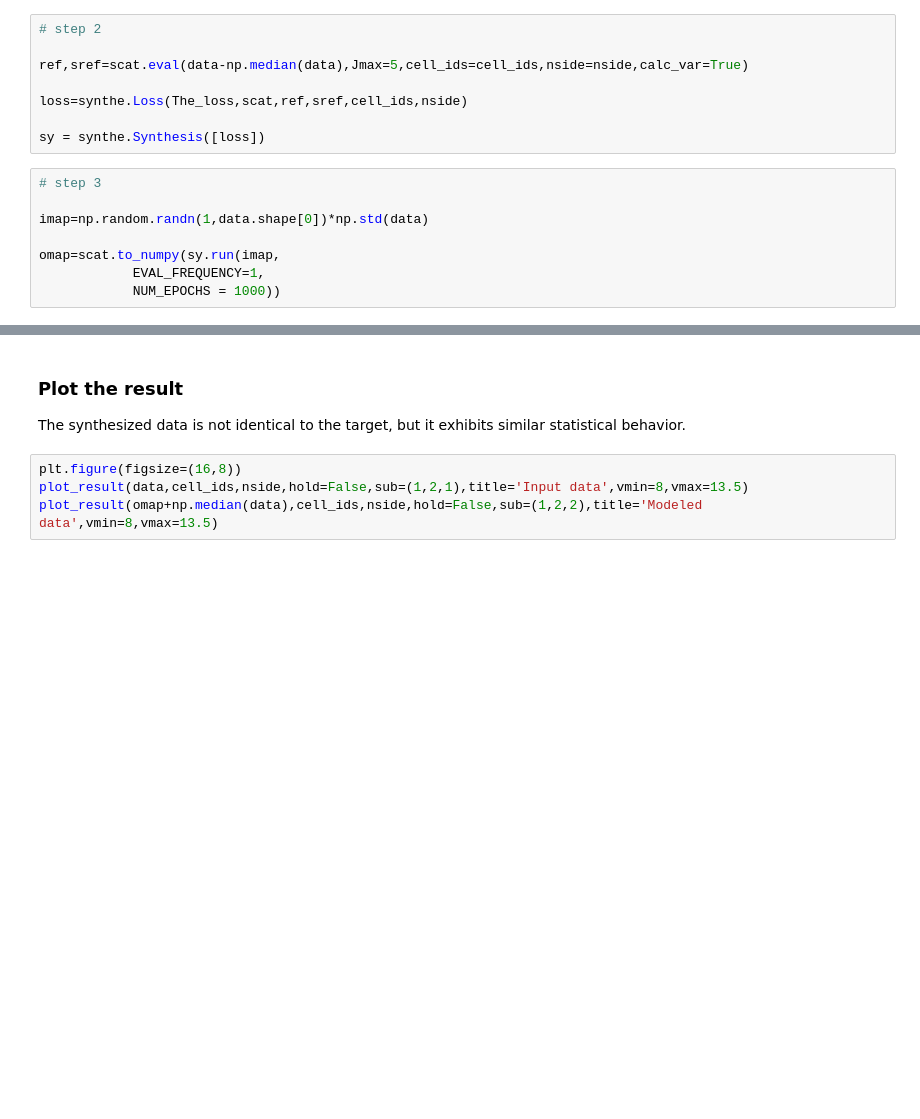
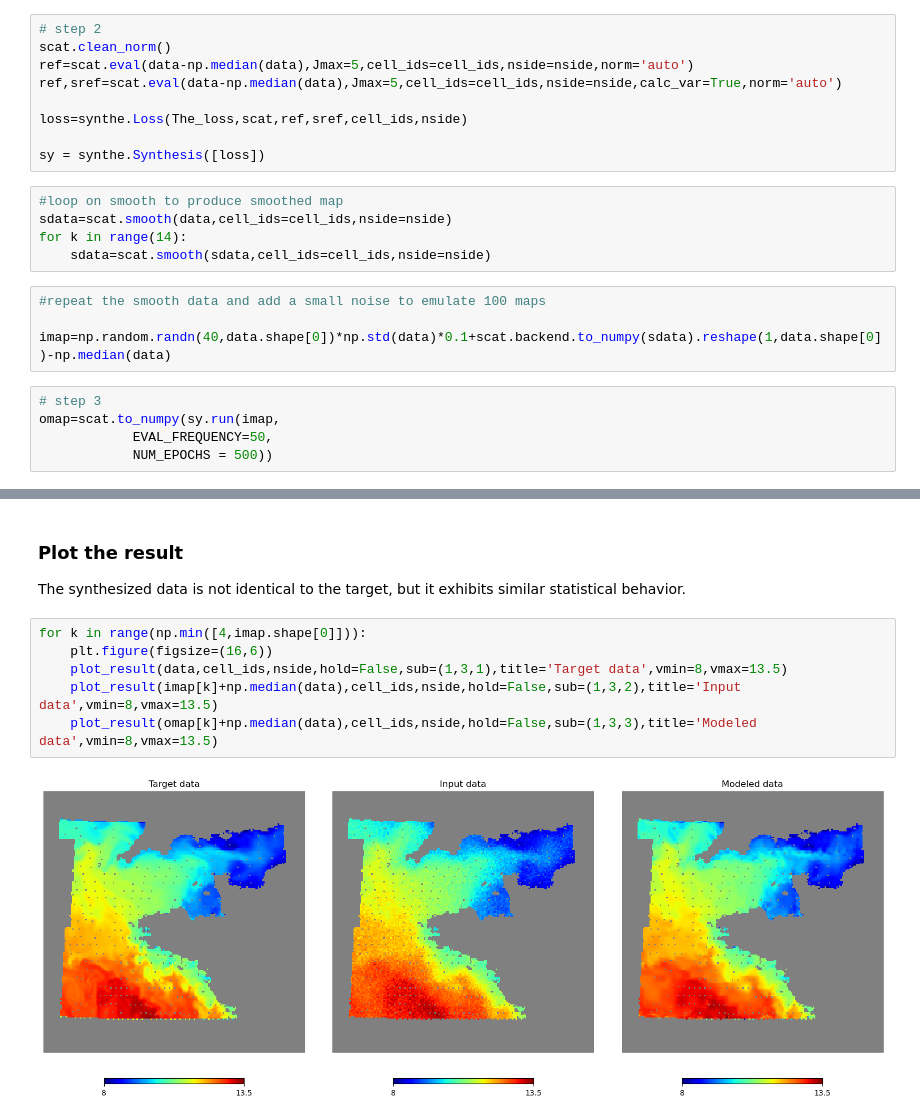
Before and after one commit to IAOCEA/demo-foscat-pangeo-eosc, a Jupyter notebook: local_foscat.ipynb, the cells around one changed output, grey strips where cells are left out. Drawn from its saved outputs; the diff is of its cells as text; blank space fills up the shorter version.

```diff
--- a/local_foscat.ipynb
+++ b/local_foscat.ipynb
@@ -373,17 +366,24 @@ def The_loss(u,scat_operator,args):
     return(loss)
 # %%
 # step 2
-
-ref,sref=scat.eval(data-np.median(data),Jmax=5,cell_ids=cell_ids,nside=nside,calc_var=True)
+scat.clean_norm()
+ref=scat.eval(data-np.median(data),Jmax=5,cell_ids=cell_ids,nside=nside,norm='auto')
+ref,sref=scat.eval(data-np.median(data),Jmax=5,cell_ids=cell_ids,nside=nside,calc_var=True,norm='auto')
 
 loss=synthe.Loss(The_loss,scat,ref,sref,cell_ids,nside)
 
 sy = synthe.Synthesis([loss])
+# %%
+#loop on smooth to produce smoothed map
+sdata=scat.smooth(data,cell_ids=cell_ids,nside=nside)
+for k in range(14):
+    sdata=scat.smooth(sdata,cell_ids=cell_ids,nside=nside)
 # %%
-# step 3
+#repeat the smooth data and add a small noise to emulate 100 maps
 
-imap=np.random.randn(1,data.shape[0])*np.std(data)
-
-omap=scat.to_numpy(sy.run(imap,
-            EVAL_FREQUENCY=1,
-            NUM_EPOCHS = 1000))
+imap=np.random.randn(40,data.shape[0])*np.std(data)*0.1+scat.backend.to_numpy(sdata).reshape(1,data.shape[0])-np.median(data)
+# %%
+# step 3
+omap=scat.to_numpy(sy.run(imap,
+            EVAL_FREQUENCY=50,
+            NUM_EPOCHS = 500))
@@ -392,6 +406,10 @@ omap=scat.to_numpy(sy.run(imap,
 
 The synthesized data is not identical to the target, but it exhibits similar statistical behavior.
 # %%
-plt.figure(figsize=(16,8))
-plot_result(data,cell_ids,nside,hold=False,sub=(1,2,1),title='Input data',vmin=8,vmax=13.5)
-plot_result(omap+np.median(data),cell_ids,nside,hold=False,sub=(1,2,2),title='Modeled data',vmin=8,vmax=13.5)
+for k in range(np.min([4,imap.shape[0]])):
+    plt.figure(figsize=(16,6))
+    plot_result(data,cell_ids,nside,hold=False,sub=(1,3,1),title='Target data',vmin=8,vmax=13.5)
+    plot_result(imap[k]+np.median(data),cell_ids,nside,hold=False,sub=(1,3,2),title='Input data',vmin=8,vmax=13.5)
+    plot_result(omap[k]+np.median(data),cell_ids,nside,hold=False,sub=(1,3,3),title='Modeled data',vmin=8,vmax=13.5)
+# %% [output]
+[figure, added]
```
Also changed, not shown: parts of 27 cells of this notebook, 19 other files.
